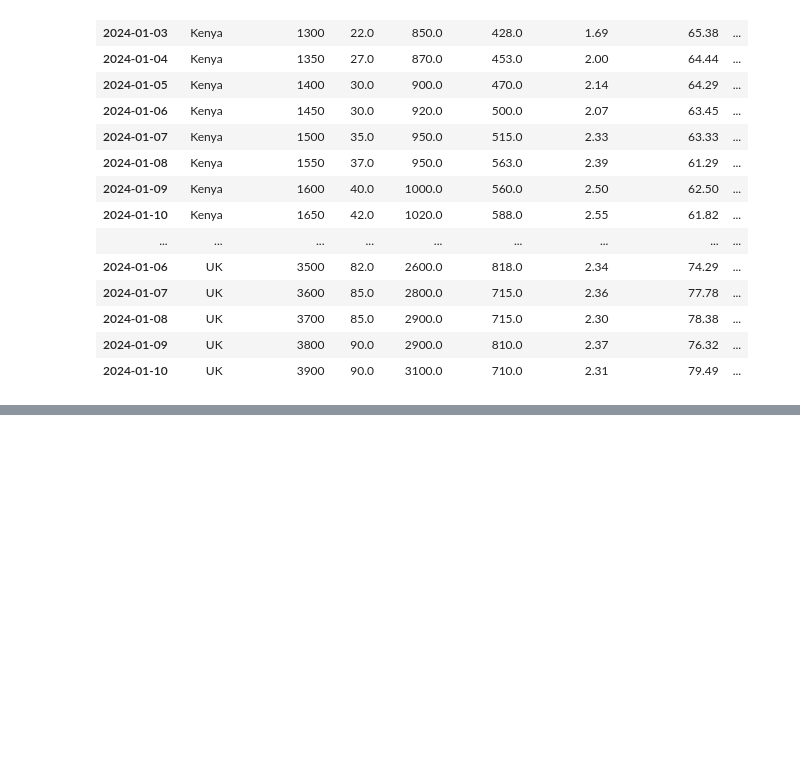
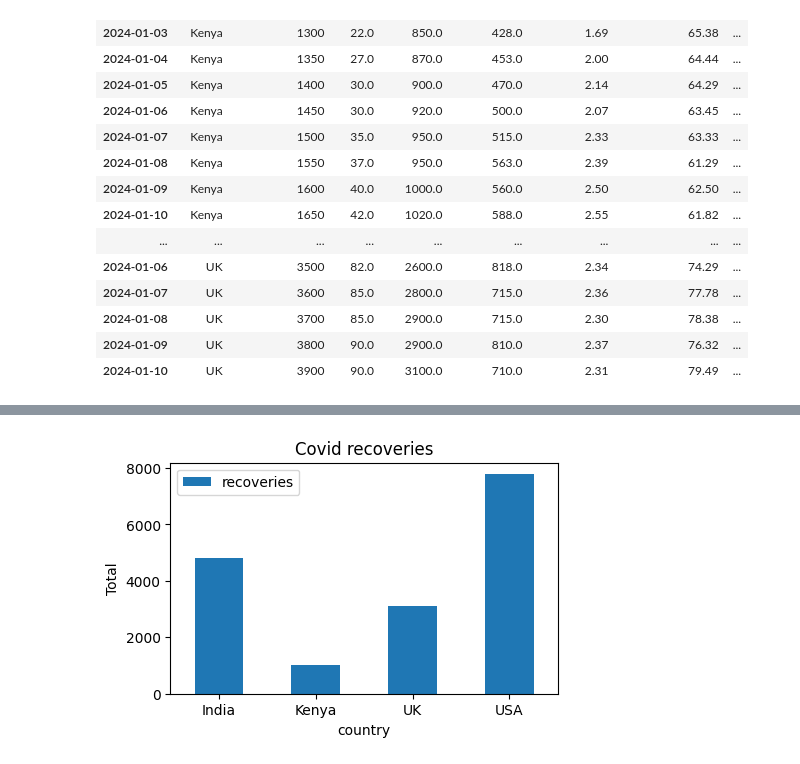
Before and after one commit to Majok-Bol/covid_data, a Jupyter notebook: covid_data_analytics.ipynb, the cells around one changed output, grey strips where cells are left out. Cells and saved outputs as stored; diff of their text form; code cells hidden in the pictures; blank space fills up the shorter version.

```diff
--- a/covid_data_analytics.ipynb
+++ b/covid_data_analytics.ipynb
@@ -330,0 +494,12 @@ covid_data_copy
+# %%
+#fetch recoveries from each country cases
+#plot bar graph
+country_totals[["recoveries"]].plot(kind="bar",figsize=(5,3))
+plt.title("Covid recoveries")
+plt.xlabel("country")
+plt.ylabel("Total")
+plt.xticks(rotation=0)
+plt.savefig("covid_recoveries.png")
+# plt.show()
+# %% [output]
+[figure, added]
```
Also changed, not shown: parts of 13 cells of this notebook, 11 other files.
